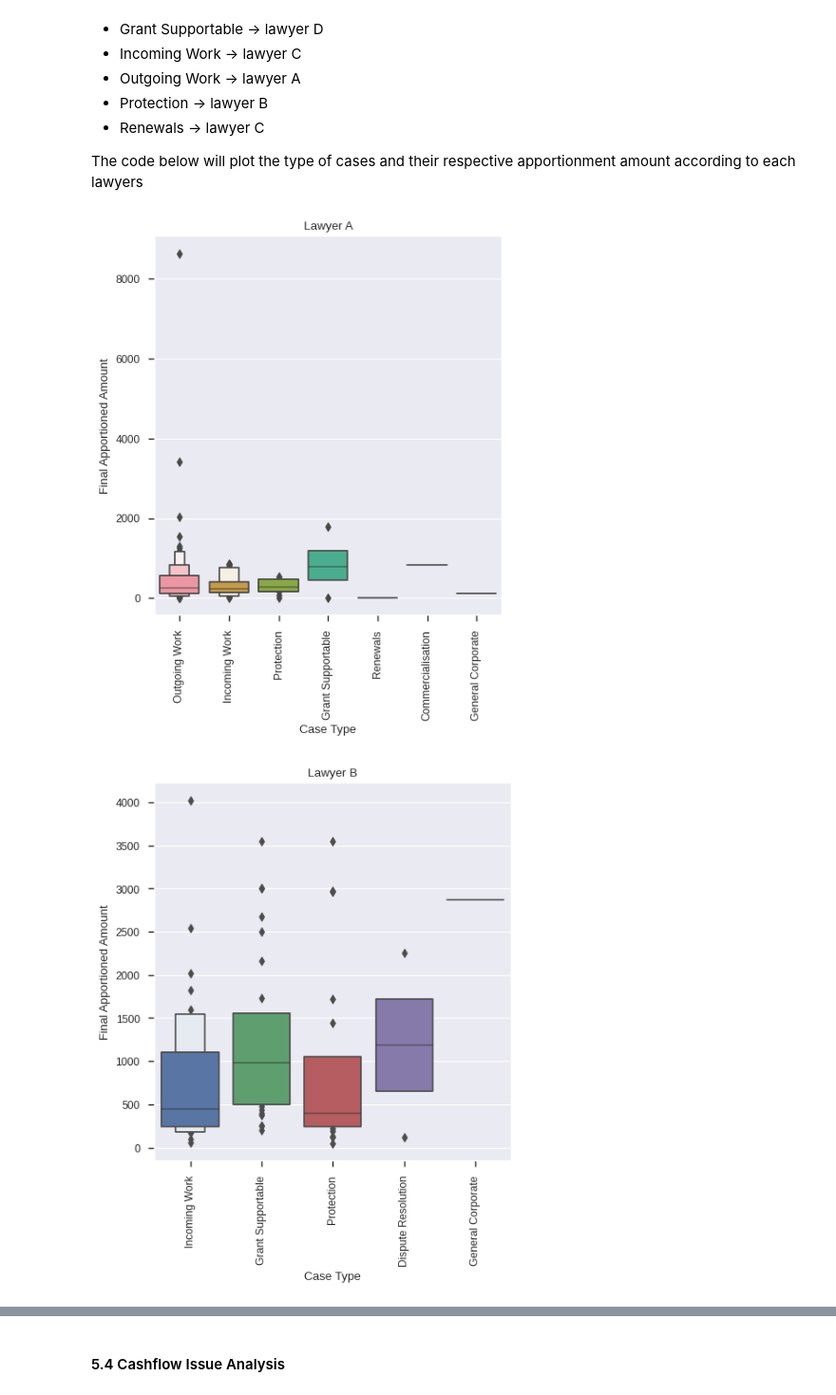
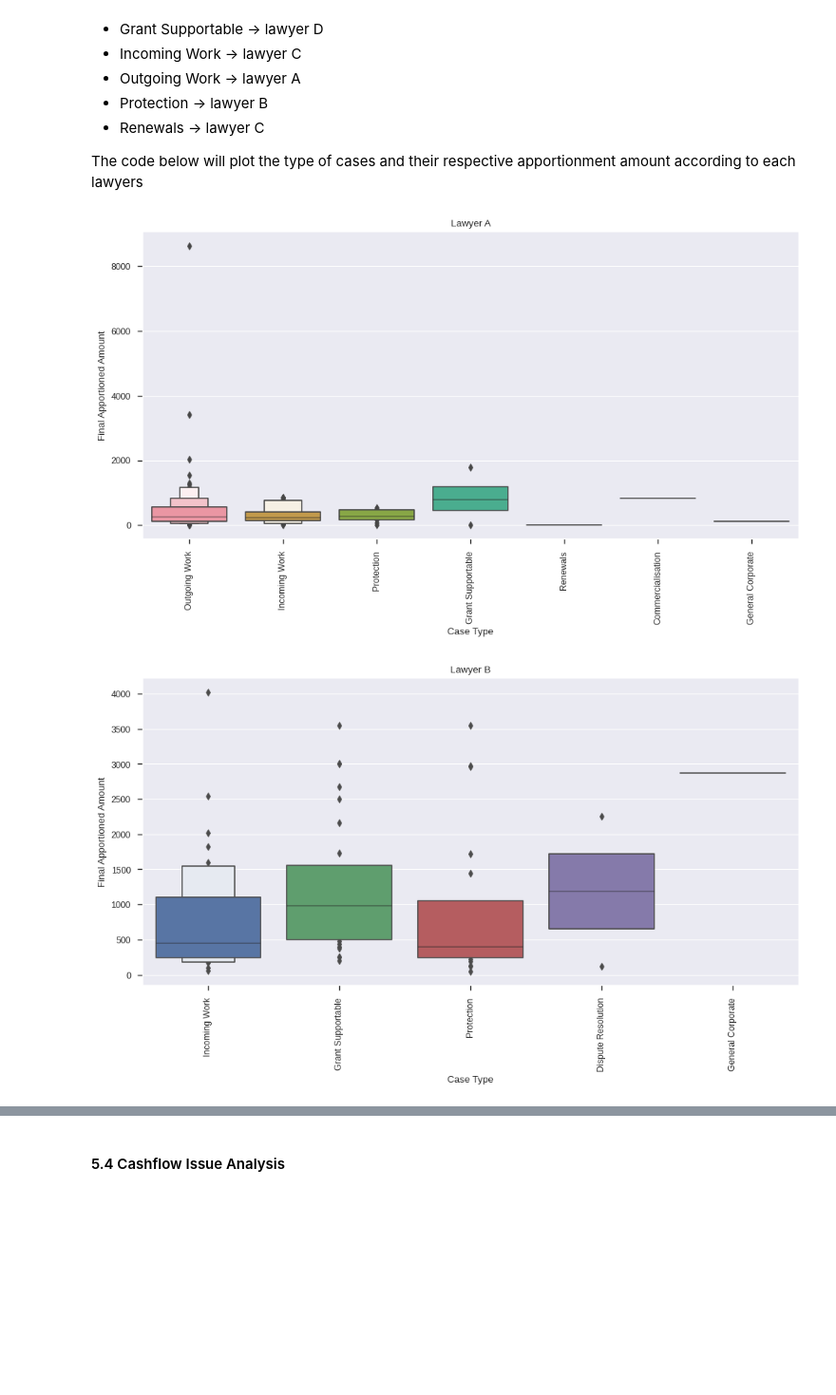
Before and after one commit to snek5/4gia-datachallenge, a Jupyter notebook: 4_gia.ipynb, the cells around one changed output, grey strips where cells are left out. Shown at 95% size. Saved outputs shown, nothing was run; the diff lists cells and outputs as text; code cells hidden in the pictures; blank space fills up the shorter version.

```diff
--- a/4_gia.ipynb
+++ b/4_gia.ipynb
@@ -359,13 +359,13 @@ The code below will plot the type of cases and their respective apportionment am
 # %%
 # Initialize a list of lawyers
 Lawyers = ['Lawyer A', 'Lawyer B', 'Lawyer C', 'Lawyer D', 'Lawyer E', 'Lawyer F', 'Lawyer G']
 
 # Looping through each lawyers and make a plot
 for lawyer in Lawyers:
     l = apportionment[apportionment['User'] == lawyer]
-    sns.catplot(data = l, x = 'Case Type', y = 'Final Apportioned Amount', kind = 'boxen').set(title = lawyer)
+    sns.catplot(data = l, x = 'Case Type', y = 'Final Apportioned Amount', kind = 'boxen', aspect = 2).set(title = lawyer)
     plt.xticks( rotation = 90)
     plt.show()
 # %% [output]
-[figure, old version]
+[figure, new version]
-[figure, old version]
+[figure, new version]
```
Also changed, not shown: parts of 1 cell of this notebook.
